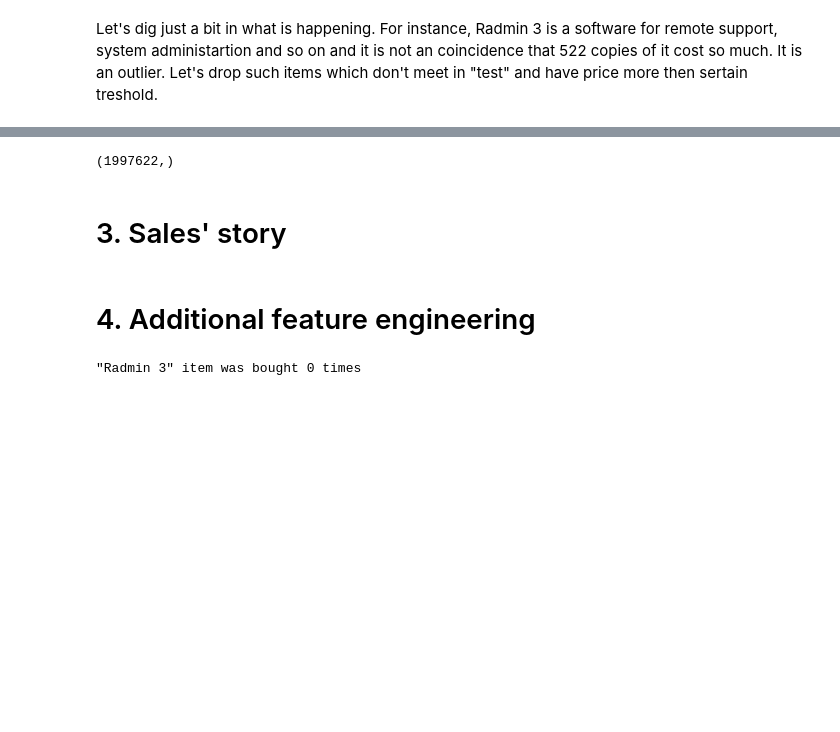
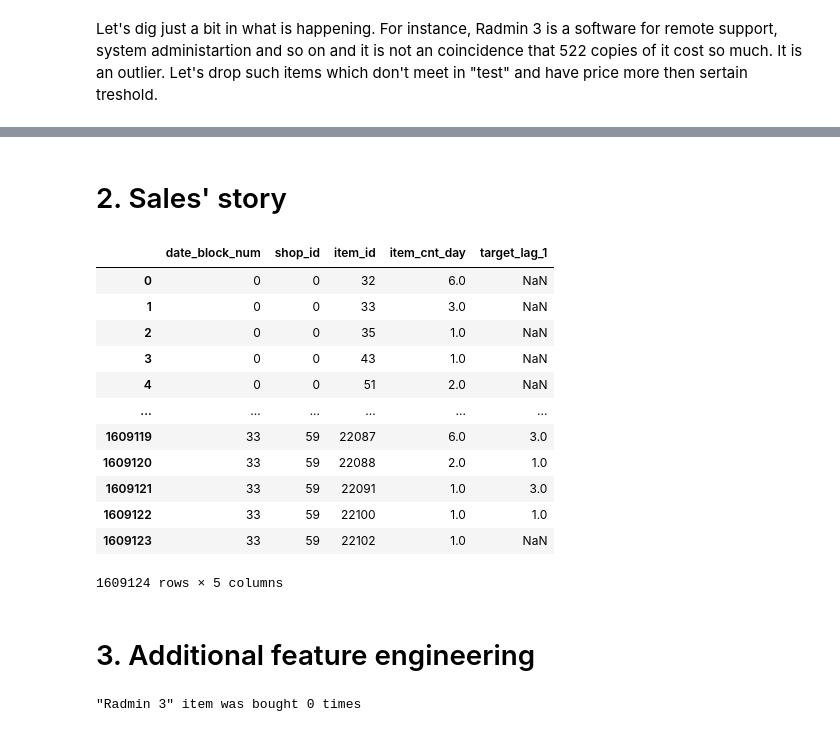
Before and after one commit to MShepelin/Predict-future-sales, a Jupyter notebook: Full workflow.ipynb, the cells around one changed output, grey strips where cells are left out. Cells and saved outputs as stored; diff of their text form; code cells hidden in the pictures; blank space fills up the shorter version.

```diff
--- a/Full workflow.ipynb
+++ b/Full workflow.ipynb
@@ -238,15 +196,34 @@ full_addiction = pd.DataFrame(sp, columns=['date_block_num', 'shop_id', 'item_id
-# %%
-pd.concat([sales_train.drop(['date', 'item_category_id', 'item_price'], axis=1), full_addiction]).groupby(
-    ['date_block_num', 'shop_id', 'item_id', 'item_cnt_day'])['item_cnt_day'].sum().shape
-# %% [output]
-(1997622,)
 # %% [markdown]
-# 3. Sales' story
+# 2. Sales' story
 # %%
 sales_train['date'] = pd.to_datetime(sales_train['date'])
 sales_train = sales_train.sort_values('date')
+# %%
+a = sales_train.groupby(['date_block_num', 'shop_id', 'item_id'])['item_cnt_day'].sum().reset_index()
+# %%
+for k in range()
+a_copy = a.copy()
+k = 1
+a_copy.loc[:, 'date_block_num'] += k
+a_copy.rename(columns={'item_cnt_day' : 'target_lag_{}'.format(k)},
+              inplace=True)
+pd.merge(a, a_copy, on=['date_block_num', 'shop_id', 'item_id'], how='left')
+# %% [output]
+|  | date_block_num | shop_id | item_id | item_cnt_day | target_lag_1 |
+| 0 | 0 | 0 | 32 | 6.0 | NaN |
+| 1 | 0 | 0 | 33 | 3.0 | NaN |
+| 2 | 0 | 0 | 35 | 1.0 | NaN |
+| 3 | 0 | 0 | 43 | 1.0 | NaN |
+| 4 | 0 | 0 | 51 | 2.0 | NaN |
+| ... | ... | ... | ... | ... | ... |
+| 1609119 | 33 | 59 | 22087 | 6.0 | 3.0 |
+| 1609120 | 33 | 59 | 22088 | 2.0 | 1.0 |
+| 1609121 | 33 | 59 | 22091 | 1.0 | 3.0 |
+| 1609122 | 33 | 59 | 22100 | 1.0 | 1.0 |
+| 1609123 | 33 | 59 | 22102 | 1.0 | NaN |
+1609124 rows × 5 columns
 # %% [markdown]
-# 4. Additional feature engineering
+# 3. Additional feature engineering
 # %%
 # Parameters
 items_sample_size = 50
```
Also changed, not shown: parts of 13 cells of this notebook.
